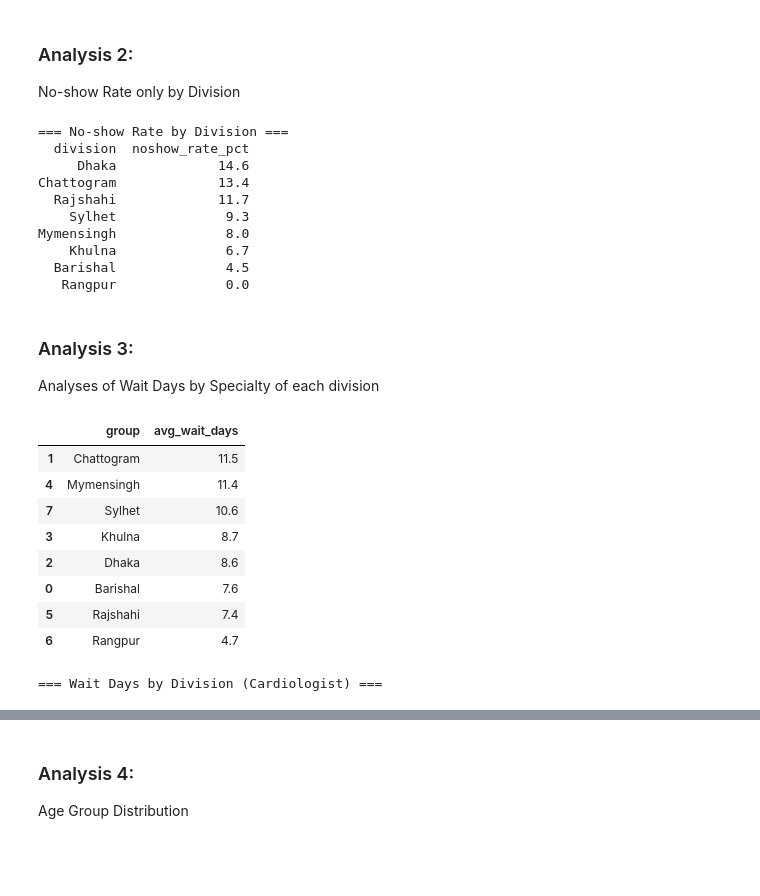
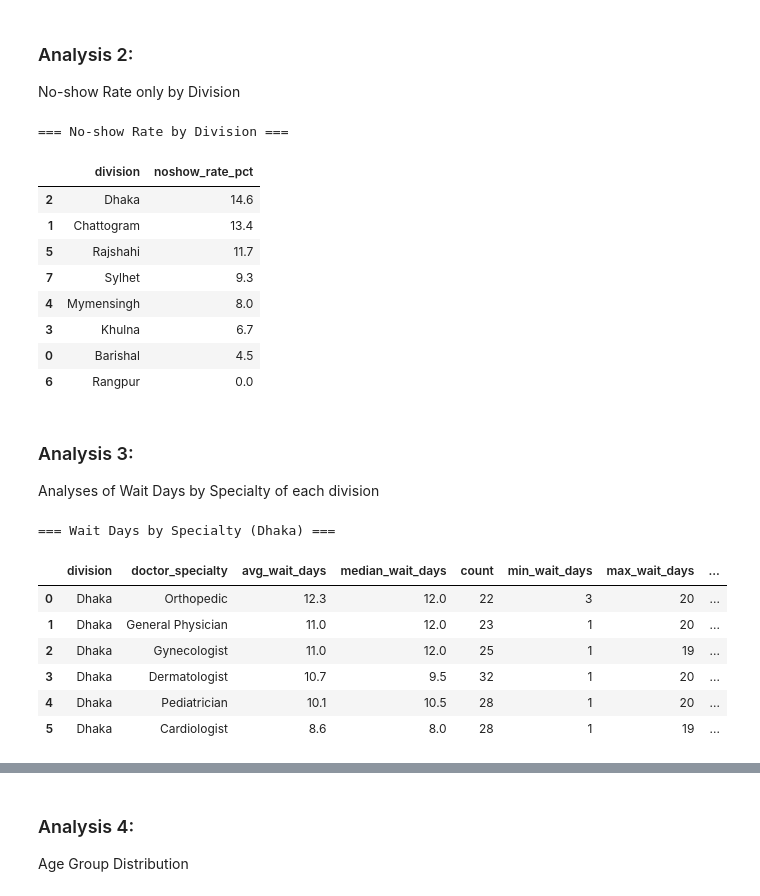
Before and after one commit to NavidulHoque/healthcare_appointment_analysis, a Jupyter notebook: python-analysis/01_analysis.ipynb, the cells around one changed output, grey strips where cells are left out. Saved outputs shown, nothing was run; the diff lists cells and outputs as text; code cells hidden in the pictures; blank space fills up the shorter version.

```diff
--- a/python-analysis/01_analysis.ipynb
+++ b/python-analysis/01_analysis.ipynb
@@ -108,8 +108,8 @@ Set the division / specialty to drill into below. Every analysis cell and the su
 # %%
 # ── Dynamic Filter Configuration ────────────────────────────────────────────────
 # Leave a value as None to include everything for that field.
-FILTER_DIVISION = None        # e.g. "Dhaka", "Chattogram", or None for all divisions
-FILTER_SPECIALTY = "Cardiologist"        # e.g. "Cardiologist", or None for all specialties
+FILTER_DIVISION = "Dhaka"        # e.g. "Dhaka", "Chattogram", or None for all divisions
+FILTER_SPECIALTY = None        # e.g. "Cardiologist", or None for all specialties
 
 filtered_df = filter_appointments(df, division=FILTER_DIVISION, specialty=FILTER_SPECIALTY)
 
@@ -183,18 +184,18 @@ noshow_by_division = (
 )
 noshow_by_division.columns = ['division', 'noshow_rate_pct']
 print("=== No-show Rate by Division ===")
-print(noshow_by_division.to_string(index=False))
+display(noshow_by_division)
 # %% [output]
 === No-show Rate by Division ===
-  division  noshow_rate_pct
-     Dhaka             14.6
-Chattogram             13.4
-  Rajshahi             11.7
-    Sylhet              9.3
-Mymensingh              8.0
-    Khulna              6.7
-  Barishal              4.5
-   Rangpur              0.0
+|  | division | noshow_rate_pct |
+| 2 | Dhaka | 14.6 |
+| 1 | Chattogram | 13.4 |
+| 5 | Rajshahi | 11.7 |
+| 7 | Sylhet | 9.3 |
+| 4 | Mymensingh | 8.0 |
+| 3 | Khulna | 6.7 |
+| 0 | Barishal | 4.5 |
+| 6 | Rangpur | 0.0 |
 # %% [markdown]
 ### Analysis 3:
 Analyses of Wait Days by Specialty of each division
@@ -212,42 +213,38 @@ avg_wait = (
     .round({'avg_wait_days': 1, 'median_wait_days': 1, 'standard_deviation': 1})
     .sort_values(by='avg_wait_days', ascending=False)
     .reset_index()
 )
 
 # Flat, chart-ready version — average wait purely by specialty, OR division,
 # for whatever is currently in filtered_df.
 group_by = 'division' if (FILTER_SPECIALTY and not FILTER_DIVISION) else 'doctor_specialty'
 heading_label = 'Division' if group_by == 'division' else 'Specialty'
 
 avg_wait_days_vis = (
     filtered_df.groupby(group_by)['wait_days']
     .mean()
     .round(1)
     .reset_index(name='avg_wait_days')
     .rename(columns={group_by: 'group'})
     .sort_values('avg_wait_days', ascending=False)
 )
 
-display(avg_wait_days_vis)
-
 specialty_demand_vis = (
     filtered_df[group_by]
     .value_counts()
     .rename_axis('group')
     .reset_index(name='appointments_count')
 )
 
 avg_wait.dropna(subset=['standard_deviation'], inplace=True)
 print(f"=== Wait Days by {heading_label} ({filter_label}) ===")
 display(avg_wait)
 # %% [output]
+=== Wait Days by Specialty (Dhaka) ===
-|  | group | avg_wait_days |
-| 1 | Chattogram | 11.5 |
-| 4 | Mymensingh | 11.4 |
-| 7 | Sylhet | 10.6 |
-| 3 | Khulna | 8.7 |
-| 2 | Dhaka | 8.6 |
-| 0 | Barishal | 7.6 |
-| 5 | Rajshahi | 7.4 |
-| 6 | Rangpur | 4.7 |
+|  | division | doctor_specialty | avg_wait_days | median_wait_days | count | min_wait_days | max_wait_days | ... |
+| 0 | Dhaka | Orthopedic | 12.3 | 12.0 | 22 | 3 | 20 | ... |
+| 1 | Dhaka | General Physician | 11.0 | 12.0 | 23 | 1 | 20 | ... |
+| 2 | Dhaka | Gynecologist | 11.0 | 12.0 | 25 | 1 | 19 | ... |
+| 3 | Dhaka | Dermatologist | 10.7 | 9.5 | 32 | 1 | 20 | ... |
+| 4 | Dhaka | Pediatrician | 10.1 | 10.5 | 28 | 1 | 20 | ... |
+| 5 | Dhaka | Cardiologist | 8.6 | 8.0 | 28 | 1 | 19 | ... |
-=== Wait Days by Division (Cardiologist) ===
```
Also changed, not shown: parts of 6 cells of this notebook, 3 other files.
